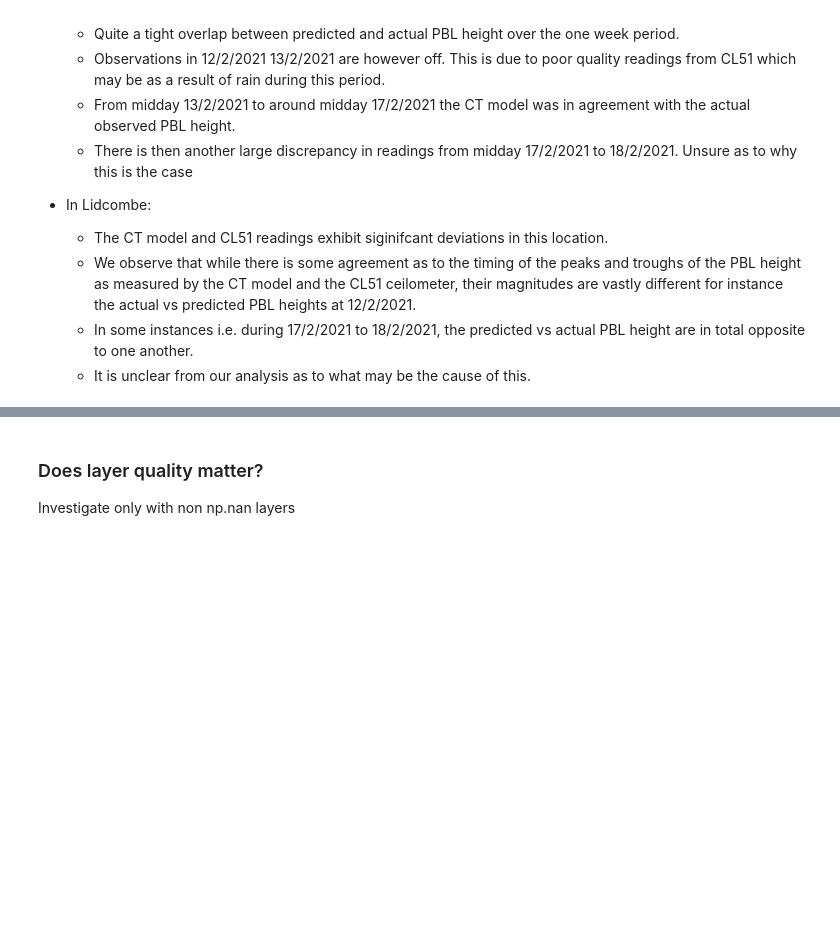
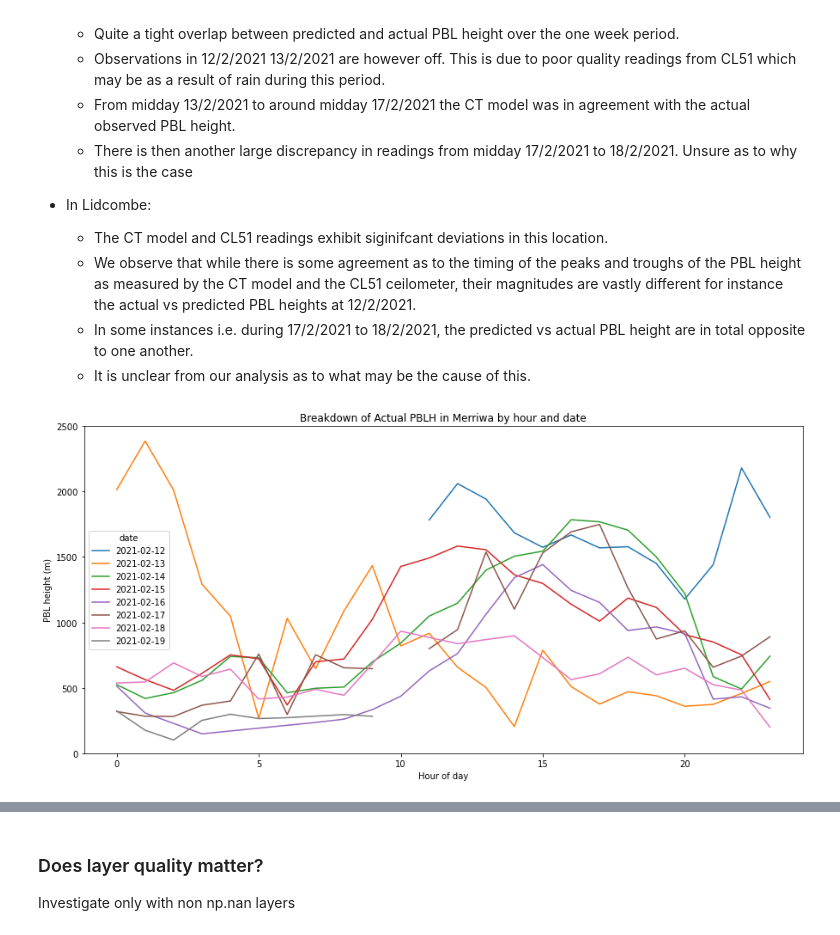
Before and after one commit to LlahsivK/group-18, a Jupyter notebook: Analysis 1 - Comparing CL51 vs CTM.ipynb, the cells around one changed output, grey strips where cells are left out. Drawn from its saved outputs; the diff is of its cells as text; code cells hidden in the pictures; blank space fills up the shorter version.

```diff
--- a/Analysis 1 - Comparing CL51 vs CTM.ipynb
+++ b/Analysis 1 - Comparing CL51 vs CTM.ipynb
@@ -405,3 +424,24 @@ Observations:
     * We observe that while there is some agreement as to the timing of the peaks and troughs of the PBL height as measured by the CT model and the CL51 ceilometer, their magnitudes are vastly different for instance the actual vs predicted PBL heights at 12/2/2021.
     * In some instances i.e. during 17/2/2021 to 18/2/2021, the predicted vs actual PBL height are in total opposite to one another.
     * It is unclear from our analysis as to what may be the cause of this.
+# %%
+'''
+Function that plots by hour and date
+'''
+def plot_by_hour_date(df, attribute, title):
+    copy1 = df.copy(deep = True)
+    copy1 = copy1.reset_index()
+    copy1['hour'] = copy1['datetime'].dt.hour
+    copy1['date'] = copy1['datetime'].dt.date
+
+    fig, ax = plt.subplots(figsize=(15,7))
+    # use unstack()
+    copy1.groupby(['hour','date']).sum()[attribute].unstack().plot(ax=ax)
+    plt.title(title)
+    plt.ylim([0,2500])
+    plt.xlabel('Hour of day')
+    plt.ylabel('PBL height (m)')
+# %%
+plot_by_hour_date(comp_df_merriwa, 'Actual PBLH', 'Breakdown of Actual PBLH in Merriwa by hour and date')
+# %% [output]
+[figure, added]
```
Also changed, not shown: parts of 18 cells of this notebook.
